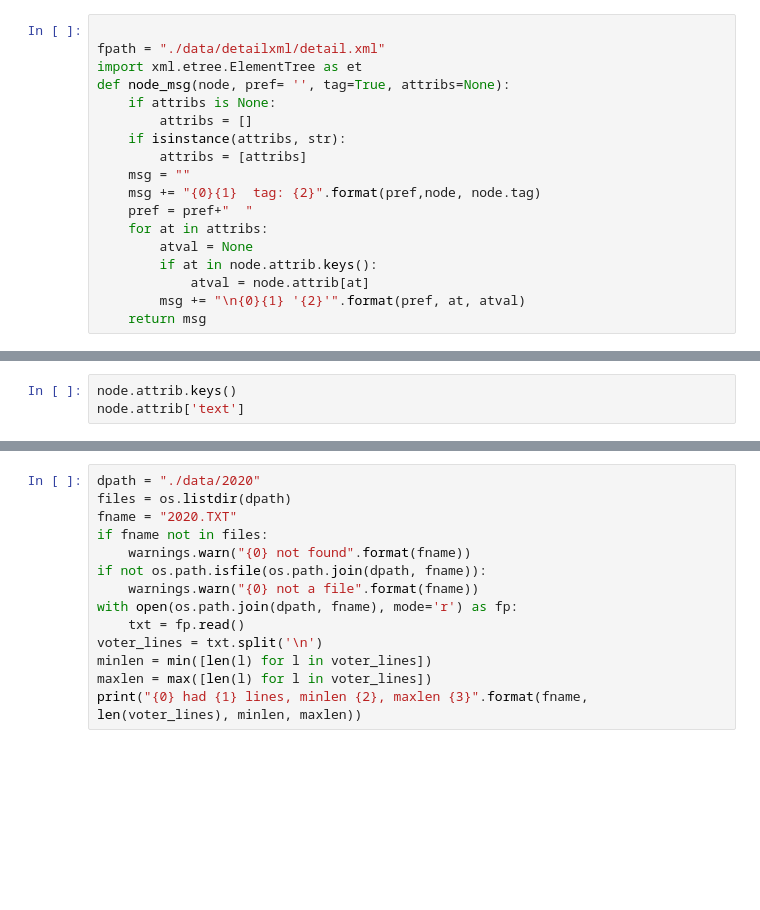
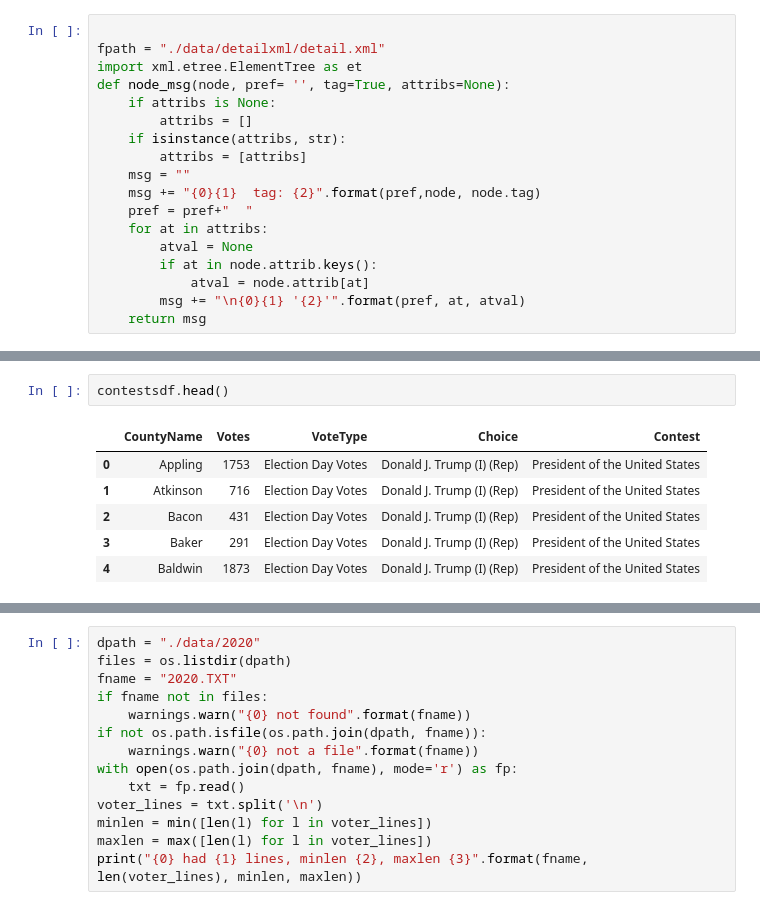
Before and after one commit to jhmuller/ga-votes, a Jupyter notebook: ga.ipynb, the cells around one changed output, grey strips where cells are left out. Saved outputs shown, nothing was run; the diff lists cells and outputs as text; blank space fills up the shorter version.

```diff
--- a/ga.ipynb
+++ b/ga.ipynb
@@ -117,3 +154,9 @@ NameError: name 'plt' is not defined
-# %%
-node.attrib.keys()
-node.attrib['text']
+# %%
+contestsdf.head()
+# %% [output]
+|  | CountyName | Votes | VoteType | Choice | Contest |
+| 0 | Appling | 1753 | Election Day Votes | Donald J. Trump (I) (Rep) | President of the United States |
+| 1 | Atkinson | 716 | Election Day Votes | Donald J. Trump (I) (Rep) | President of the United States |
+| 2 | Bacon | 431 | Election Day Votes | Donald J. Trump (I) (Rep) | President of the United States |
+| 3 | Baker | 291 | Election Day Votes | Donald J. Trump (I) (Rep) | President of the United States |
+| 4 | Baldwin | 1873 | Election Day Votes | Donald J. Trump (I) (Rep) | President of the United States |
```
Also changed, not shown: parts of 26 cells of this notebook, 3 other files.
